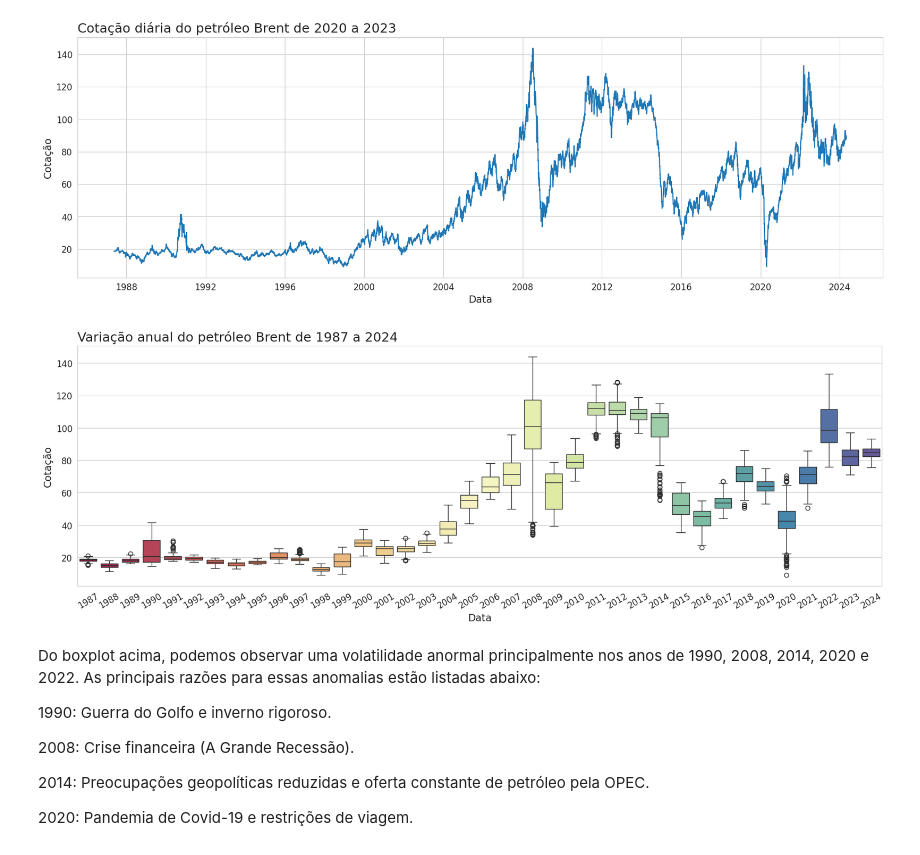
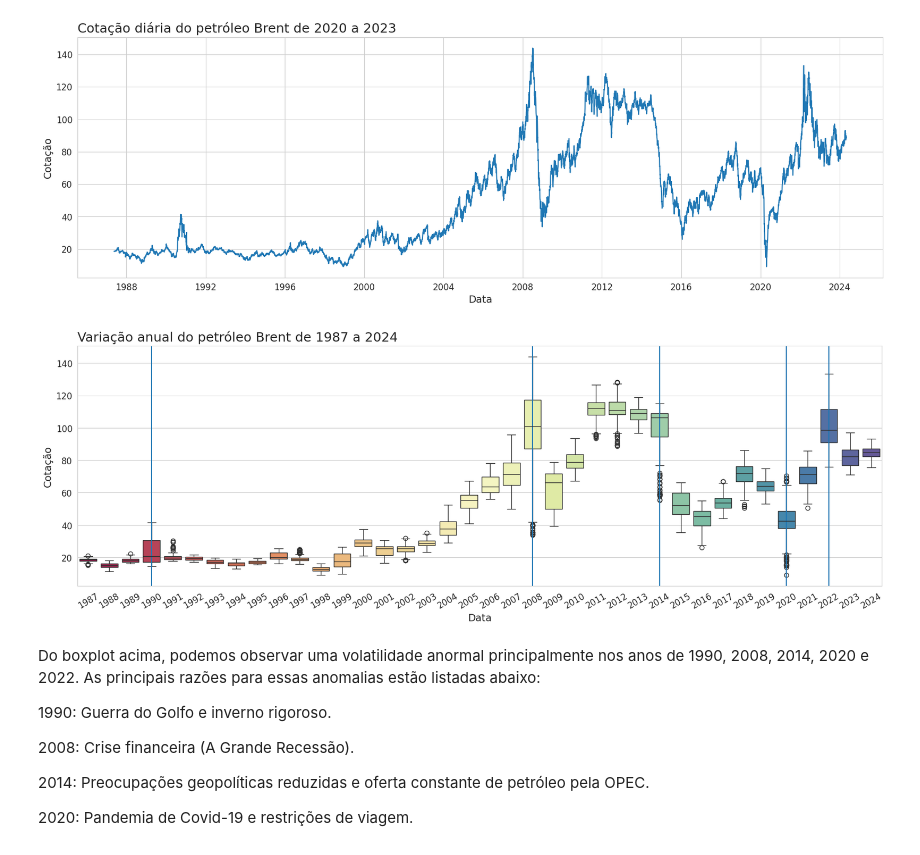
Before and after one commit to fredgcosta/tech-challenge-fase-4, a Jupyter notebook: brent_prices_forecast_v3.ipynb, the cells around one changed output. Saved outputs shown, nothing was run; the diff lists cells and outputs as text; code cells hidden in the pictures.

```diff
--- a/brent_prices_forecast_v3.ipynb
+++ b/brent_prices_forecast_v3.ipynb
@@ -144,14 +144,19 @@ ax = ax
 # %%
 sns.set_palette('tab10')
 sns.set_style('whitegrid')
 ax = sns.boxplot(x=brent.index.year, hue=brent.index.year, y=brent['Close'], palette='Spectral', legend=False)
 ax.set_title('Variação anual do petróleo Brent de 1987 a 2024', loc='left', fontsize=18)
 ax.set_xlabel('Data', fontsize=14)
 ax.set_ylabel('Cotação', fontsize=14)
 ax.tick_params(axis='x', labelrotation=30)
+ax.axvline('1990')
+ax.axvline('2008')
+ax.axvline('2014')
+ax.axvline('2020')
+ax.axvline('2022')
 ax = ax
 # %% [output]
-[figure, old version]
+[figure, new version]
 # %% [markdown]
 Do boxplot acima, podemos observar uma volatilidade anormal principalmente nos anos de 1990, 2008, 2014, 2020 e 2022. As principais razões para essas anomalias estão listadas abaixo:
 
```
Also changed, not shown: parts of 10 cells of this notebook, 3 other files.
